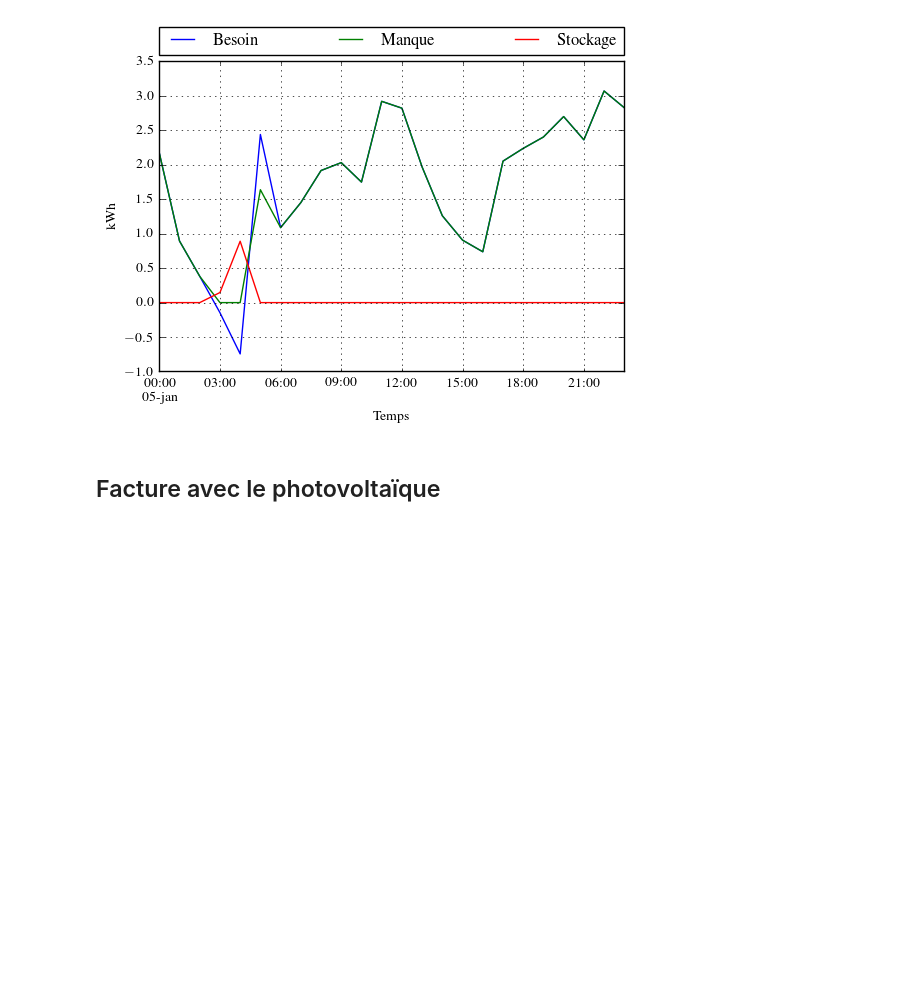
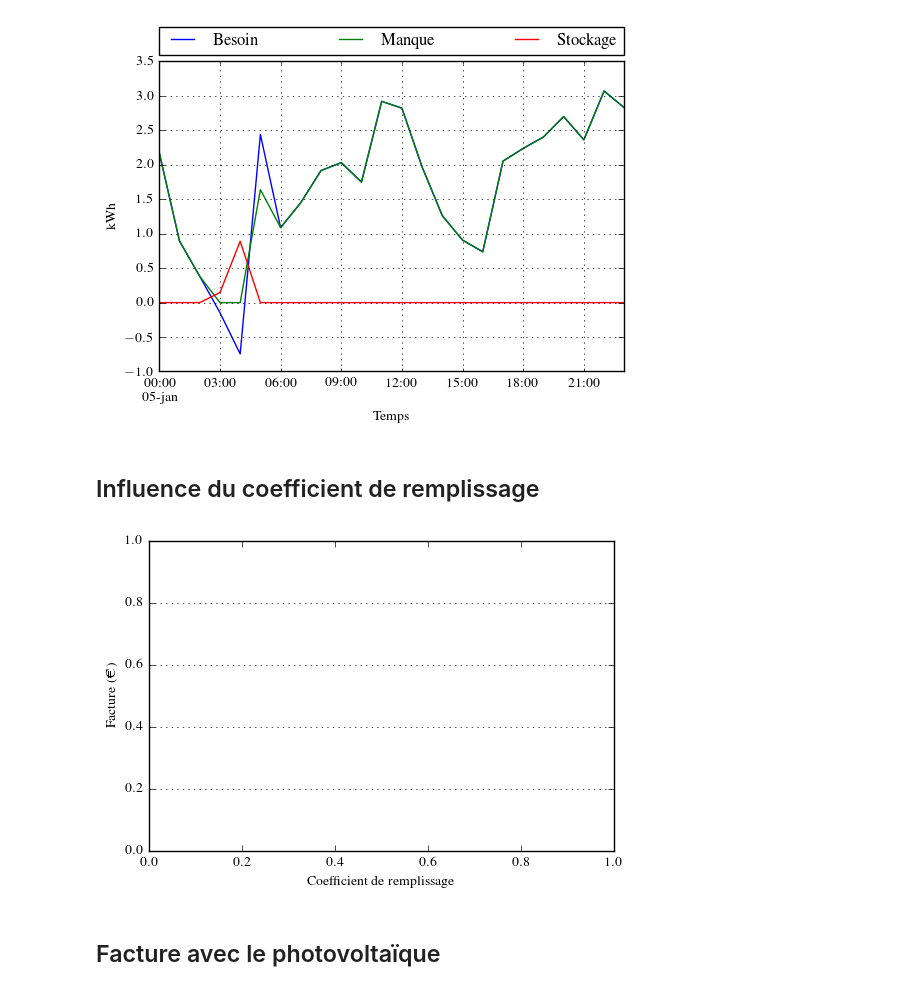
Before and after one commit to guhur/prod-electricite, a Jupyter notebook: simulations.ipynb, the cells around one changed output. Cells and saved outputs as stored; diff of their text form; code cells hidden in the pictures; blank space fills up the shorter version.

```diff
--- a/simulations.ipynb
+++ b/simulations.ipynb
@@ -314,3 +314,24 @@ print besoin[speriod].mean()
 # %% [output]
 1.72972966991
 [figure]
+# %% [markdown]
+## Influence du coefficient de remplissage
+# %%
+period = (bale.index.year == 2013)
+cap_batterie = 14
+besoin = (bale['consommation'] - bale['prod-pv'])[period]
+coeff = np.arange(0, 1.1, 0.2)
+coeff_pv = {}
+for i in coeff:
+    print i
+    [manque, stockage] = BatterieAchat(besoin, cap_batterie, period, i)
+    coeff_pv[i] = Depense(manque,prix_pv)
+
+plt.legend(bbox_to_anchor=(0., 1.02, 1., .102), loc=3,
+           ncol=2, mode="expand", borderaxespad=0.)
+ax = plt.gca()
+plt.xlabel("Coefficient de remplissage")
+plt.ylabel("Facture (€)")
+ax.yaxis.grid()
+# %% [output]
+[figure, added]
```
Also changed, not shown: parts of 5 cells of this notebook, 4 other files.
